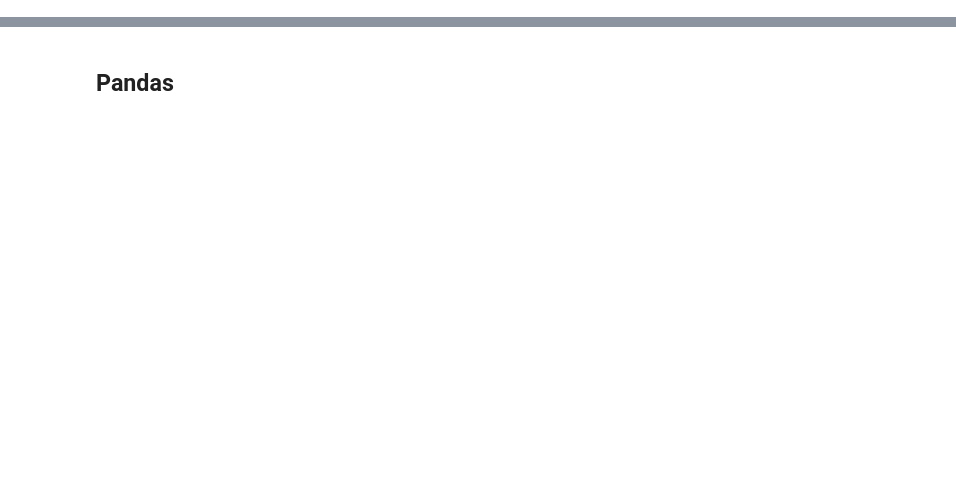
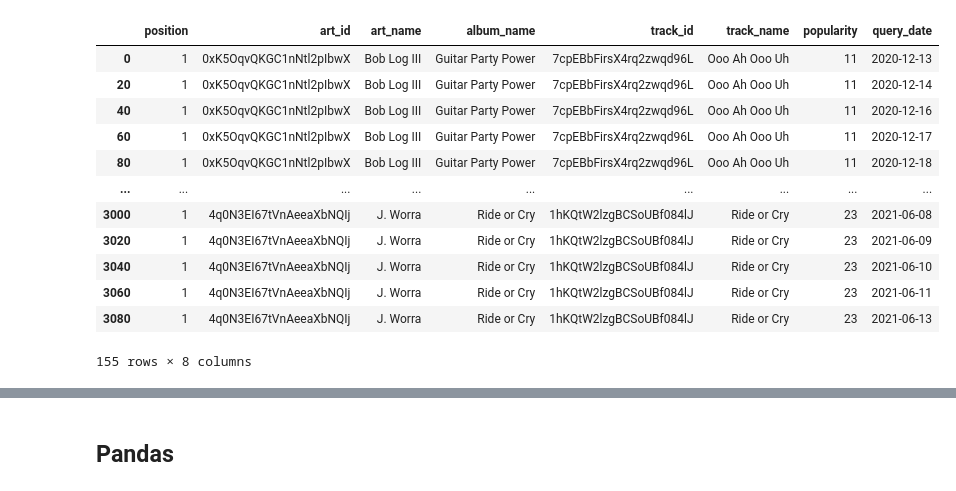
Before and after one commit to flambuth/Spotify, a Jupyter notebook: Spotify.DB exploration.ipynb, the cells around one changed output, grey strips where cells are left out. Saved outputs shown, nothing was run; the diff lists cells and outputs as text; code cells hidden in the pictures; blank space fills up the shorter version.

```diff
--- a/Spotify.DB exploration.ipynb
+++ b/Spotify.DB exploration.ipynb
@@ -33,0 +54,16 @@ unigrams = list(enumerate(Counter(genre_wordlist).most_common(10)))
+# %%
+number_1s
+# %% [output]
+|  | position | art_id | art_name | album_name | track_id | track_name | popularity | query_date |
+| 0 | 1 | 0xK5OqvQKGC1nNtl2pIbwX | Bob Log III | Guitar Party Power | 7cpEBbFirsX4rq2zwqd96L | Ooo Ah Ooo Uh | 11 | 2020-12-13 |
+| 20 | 1 | 0xK5OqvQKGC1nNtl2pIbwX | Bob Log III | Guitar Party Power | 7cpEBbFirsX4rq2zwqd96L | Ooo Ah Ooo Uh | 11 | 2020-12-14 |
+| 40 | 1 | 0xK5OqvQKGC1nNtl2pIbwX | Bob Log III | Guitar Party Power | 7cpEBbFirsX4rq2zwqd96L | Ooo Ah Ooo Uh | 11 | 2020-12-16 |
+| 60 | 1 | 0xK5OqvQKGC1nNtl2pIbwX | Bob Log III | Guitar Party Power | 7cpEBbFirsX4rq2zwqd96L | Ooo Ah Ooo Uh | 11 | 2020-12-17 |
+| 80 | 1 | 0xK5OqvQKGC1nNtl2pIbwX | Bob Log III | Guitar Party Power | 7cpEBbFirsX4rq2zwqd96L | Ooo Ah Ooo Uh | 11 | 2020-12-18 |
+| ... | ... | ... | ... | ... | ... | ... | ... | ... |
+| 3000 | 1 | 4q0N3EI67tVnAeeaXbNQIj | J. Worra | Ride or Cry | 1hKQtW2lzgBCSoUBf084lJ | Ride or Cry | 23 | 2021-06-08 |
+| 3020 | 1 | 4q0N3EI67tVnAeeaXbNQIj | J. Worra | Ride or Cry | 1hKQtW2lzgBCSoUBf084lJ | Ride or Cry | 23 | 2021-06-09 |
+| 3040 | 1 | 4q0N3EI67tVnAeeaXbNQIj | J. Worra | Ride or Cry | 1hKQtW2lzgBCSoUBf084lJ | Ride or Cry | 23 | 2021-06-10 |
+| 3060 | 1 | 4q0N3EI67tVnAeeaXbNQIj | J. Worra | Ride or Cry | 1hKQtW2lzgBCSoUBf084lJ | Ride or Cry | 23 | 2021-06-11 |
+| 3080 | 1 | 4q0N3EI67tVnAeeaXbNQIj | J. Worra | Ride or Cry | 1hKQtW2lzgBCSoUBf084lJ | Ride or Cry | 23 | 2021-06-13 |
+155 rows × 8 columns
```
Also changed, not shown: parts of 23 cells of this notebook, 1 other file.
